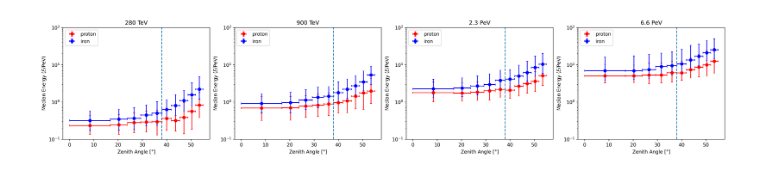
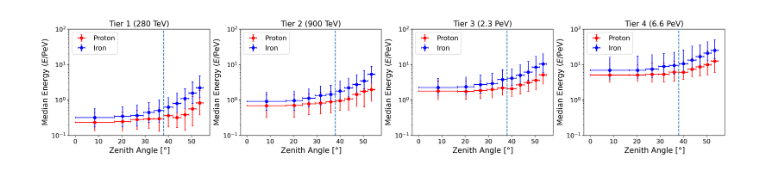
Before and after one commit to bastow-libby/11-year-Update-Paper-Figures, a Jupyter notebook: Figure4/monte_carlo.ipynb, the cells around one changed output. Drawn from its saved outputs; the diff is of its cells as text; code cells hidden in the pictures.

```diff
--- a/Figure4/monte_carlo.ipynb
+++ b/Figure4/monte_carlo.ipynb
@@ -52,7 +52,7 @@ TIERS = {
 it_weights = Gweights
 # %%
 # Titles of figures
-titles = ['280 TeV', '900 TeV', '2.3 PeV', '6.6 PeV']
+titles = ['Tier 1 (280 TeV)', 'Tier 2 (900 TeV)', 'Tier 3 (2.3 PeV)', 'Tier 4 (6.6 PeV)']
 # %%
 zen_bins = get_cosine_binning(55, 10)
 azi_bins = np.arange(0,361, 5)
@@ -72,36 +72,39 @@ for i, (tier, tier_cut) in enumerate(TIERS.items()):
     for comp in ['proton','iron']:
 
         comp_cut = IT_COMPS[comp]
         color = 'blue' if comp=='iron' else 'red'
 
         quantile_data = []
 
         for j in range(len(zen_centers)):
 
             zen_cut = (binned_zenith == j)
 
             if tier == 'Tier 1':
                 cut = tier_cut * comp_cut * zen_cut * plane_cut
             else:
                 cut = tier_cut * comp_cut * zen_cut * laputop_cut * reco_cut
 
             quantile_data += [weighted_quantiles(energy[cut], it_weights[cut], quantiles=[0.5,0.16,0.84])]
 
         median, ql, qh = np.transpose(quantile_data) / 1e6
         ql = median - ql
         qh = qh - median
 
-        ax_array[0,i].errorbar(zen_centers, median, xerr=xerr, yerr=[ql, qh], capsize=2, fmt='o', color=color, label=comp)
+        ax_array[0,i].errorbar(zen_centers, median, xerr=xerr, yerr=[ql, qh], capsize=2, fmt='o', color=color, label=comp.title())
 
-        ax_array[0,i].set_title(titles[i])
+        ax_array[0,i].set_title(titles[i], fontsize=16)
 
     ax_array[0,i].set_yscale('log')
     ax_array[0,i].vlines(38, 0, 2000, linestyle = 'dashed')
     ax_array[0,i].set_ylim(.1,100)
-    ax_array[0,i].set_ylabel(r'Median Energy ($E$/PeV)')
-    ax_array[0,i].set_xlabel(r'Zenith Angle [$\degree$]')
-    ax_array[0,i].legend(loc='upper left')
+    ax_array[0,i].set_ylabel(r'Median Energy ($E$/PeV)', fontsize=16)
+    ax_array[0,i].set_xlabel(r'Zenith Angle [$\degree$]', fontsize=16)
+    ax_array[0,i].legend(loc='upper left', fontsize=14)
+
+    for ax in ax_array.flatten():
+        ax.tick_params(axis='both', labelsize=13)
 
 plt.savefig('Figure-Energy-Response-Alternate-v2.pdf')
 # %% [output]
-[figure, old version]
+[figure, new version]
```
Also changed, not shown: 4 other files.
